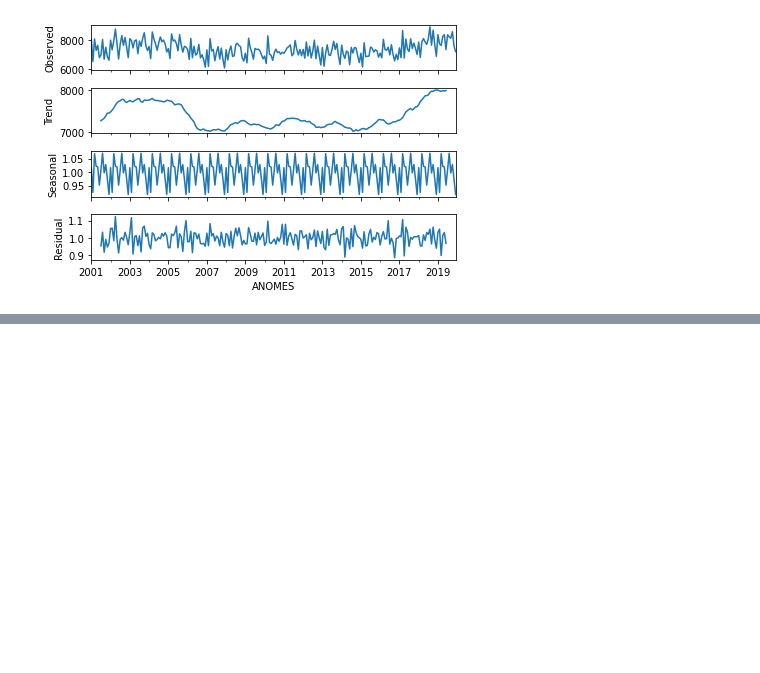
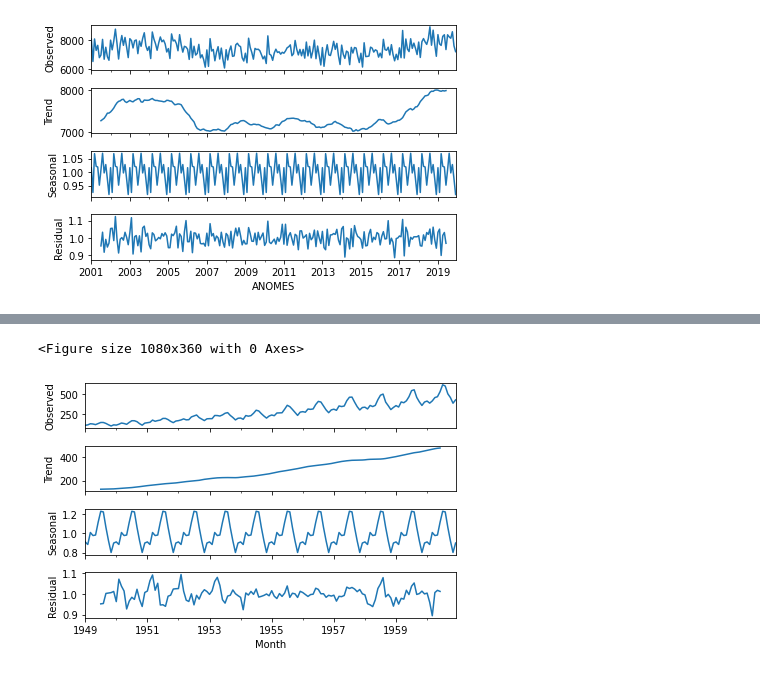
Before and after one commit to Kensawa94/Portifolio-Alura, a Jupyter notebook: Diário/Módulo 4/Atividade - 4/Atividade - 4.ipynb, the cells around one changed output, grey strips where cells are left out. Saved outputs shown, nothing was run; the diff lists cells and outputs as text; code cells hidden in the pictures; blank space fills up the shorter version.

```diff
--- a/Diário/Módulo 4/Atividade - 4/Atividade - 4.ipynb
+++ b/Diário/Módulo 4/Atividade - 4/Atividade - 4.ipynb
@@ -226,0 +261,9 @@ decomposicao_Mult.plot();
+# %%
+decomposition = seasonal_decompose(dados_pass.set_index('Month'), model = 'multiplicative')
+plt.figure(figsize=(15,5))
+fig = decomposition.plot()
+
+plt.show();
+# %% [output]
+<Figure size 1080x360 with 0 Axes>
+[figure, added]
```
Also changed, not shown: parts of 8 cells of this notebook.
